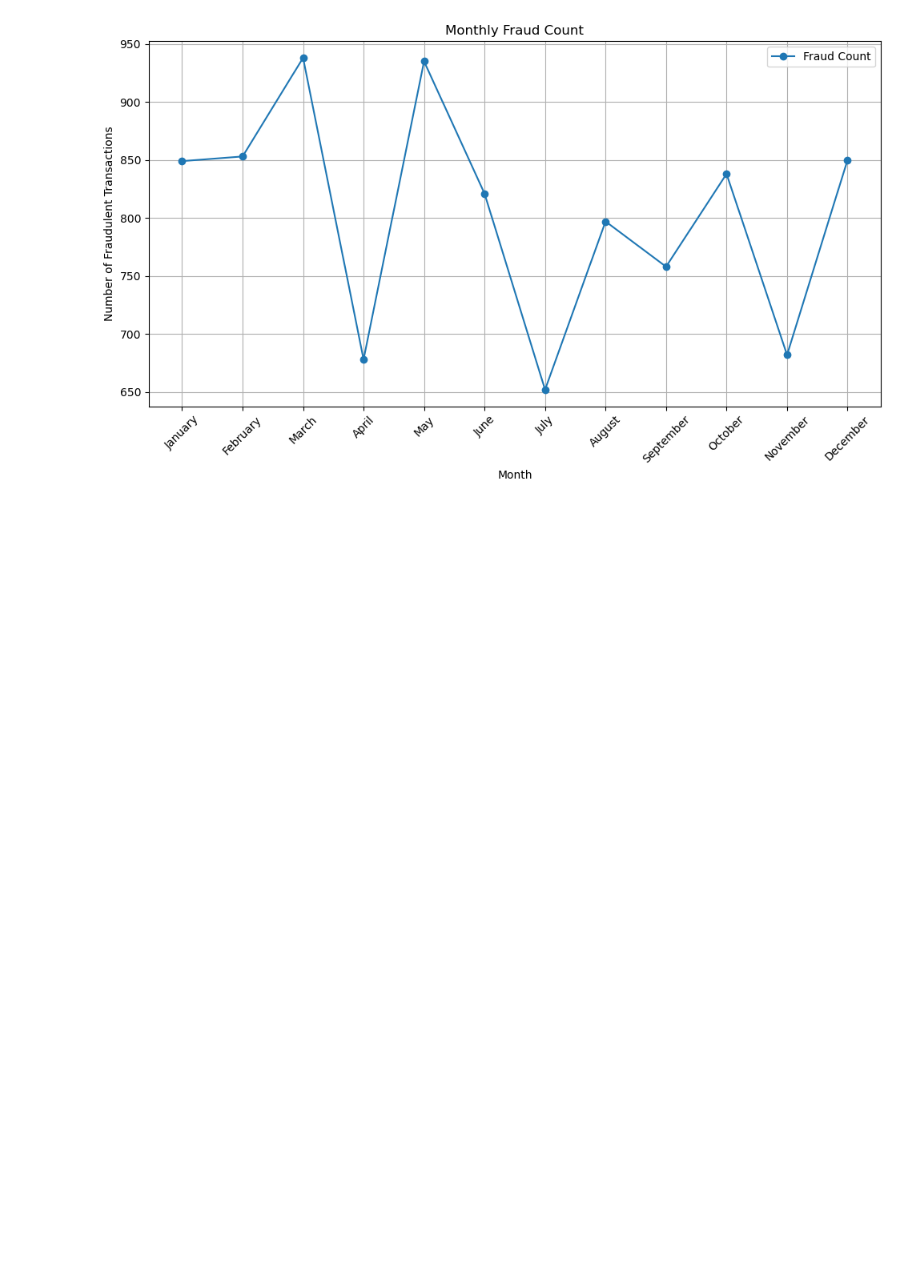
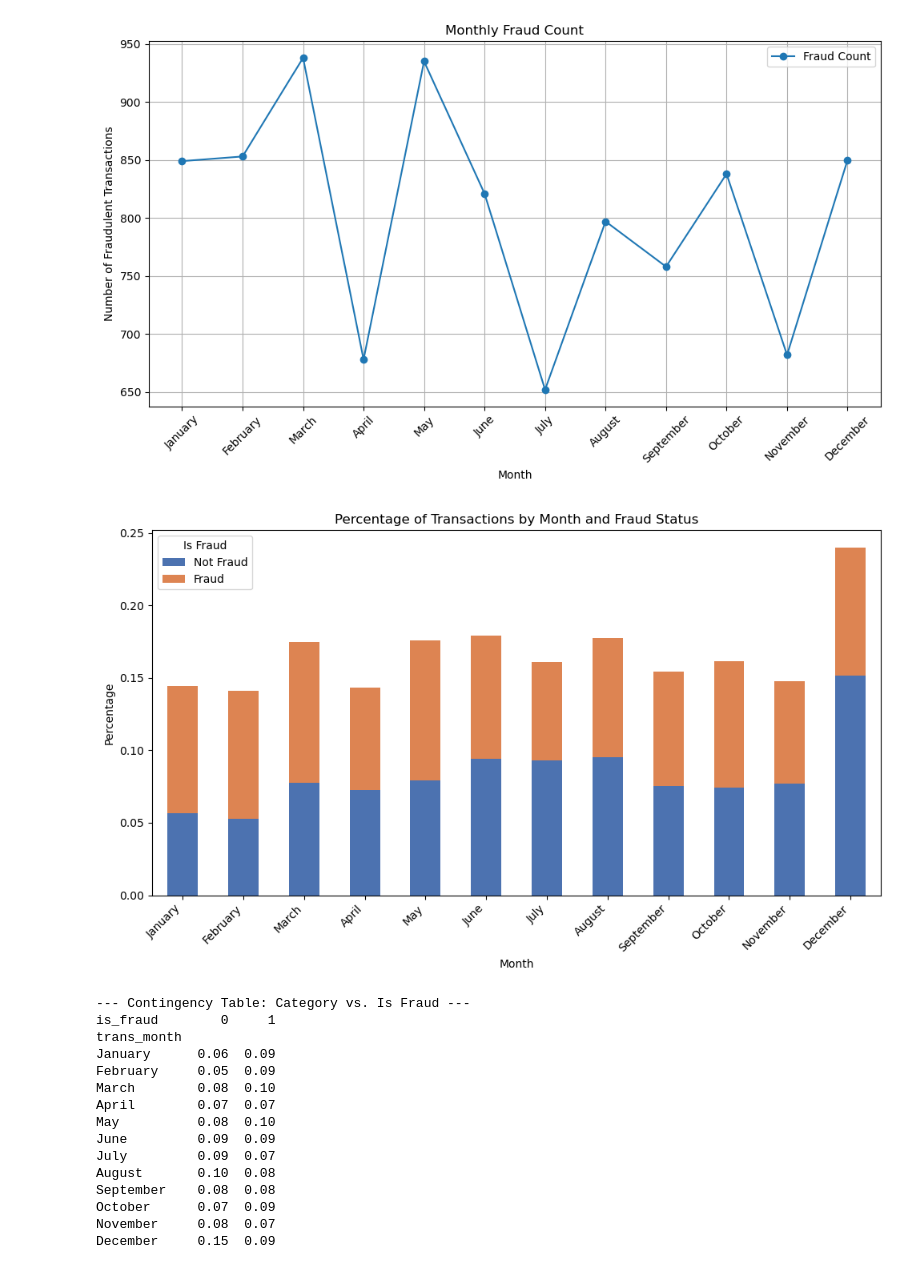
Before and after one commit to SirErikPak/CreditCardFraud, a Jupyter notebook: Notebook/Fraud.ipynb, the cells around one changed output. Cells and saved outputs as stored; diff of their text form; code cells hidden in the pictures; blank space fills up the shorter version.

```diff
--- a/Notebook/Fraud.ipynb
+++ b/Notebook/Fraud.ipynb
@@ -310,3 +446,41 @@ plt.legend()
 plt.show()
 # %% [output]
 [figure]
+# %%
+# Creating the Contingency Table
+contingency_table_percent_col = pd.crosstab(df['trans_month'], df['is_fraud'], normalize='columns')
+contingency_table_percent_col.plot(
+    kind='bar',
+    stacked=True,
+    figsize=(10, 6),
+    color=['#4c72b0', '#dd8452']  # Optional: custom colors for clarity
+)
+
+plt.ylabel('Percentage')
+plt.xlabel('Month')
+plt.title('Percentage of Transactions by Month and Fraud Status')
+plt.legend(['Not Fraud', 'Fraud'], title='Is Fraud')
+plt.xticks(rotation=45, ha='right')
+plt.tight_layout()
+plt.show()
+
+# --- Creating the Contingency Table ---
+print("\n--- Contingency Table: Category vs. Is Fraud ---")
+print(contingency_table_percent_col.round(2))
+# %% [output]
+[figure, added]
+--- Contingency Table: Category vs. Is Fraud ---
+is_fraud        0     1
+trans_month
+January      0.06  0.09
+February     0.05  0.09
+March        0.08  0.10
+April        0.07  0.07
+May          0.08  0.10
+June         0.09  0.09
+July         0.09  0.07
+August       0.10  0.08
+September    0.08  0.08
+October      0.07  0.09
+November     0.08  0.07
+December     0.15  0.09
```
Also changed, not shown: parts of 22 cells of this notebook, 1 other file.
